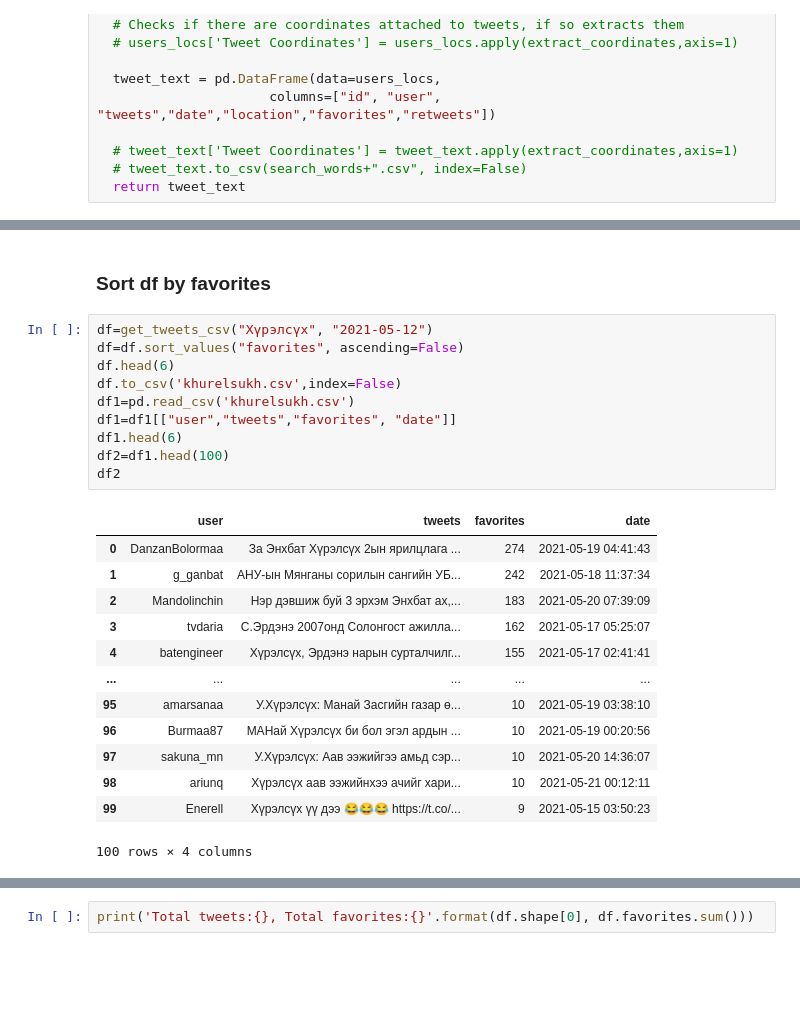
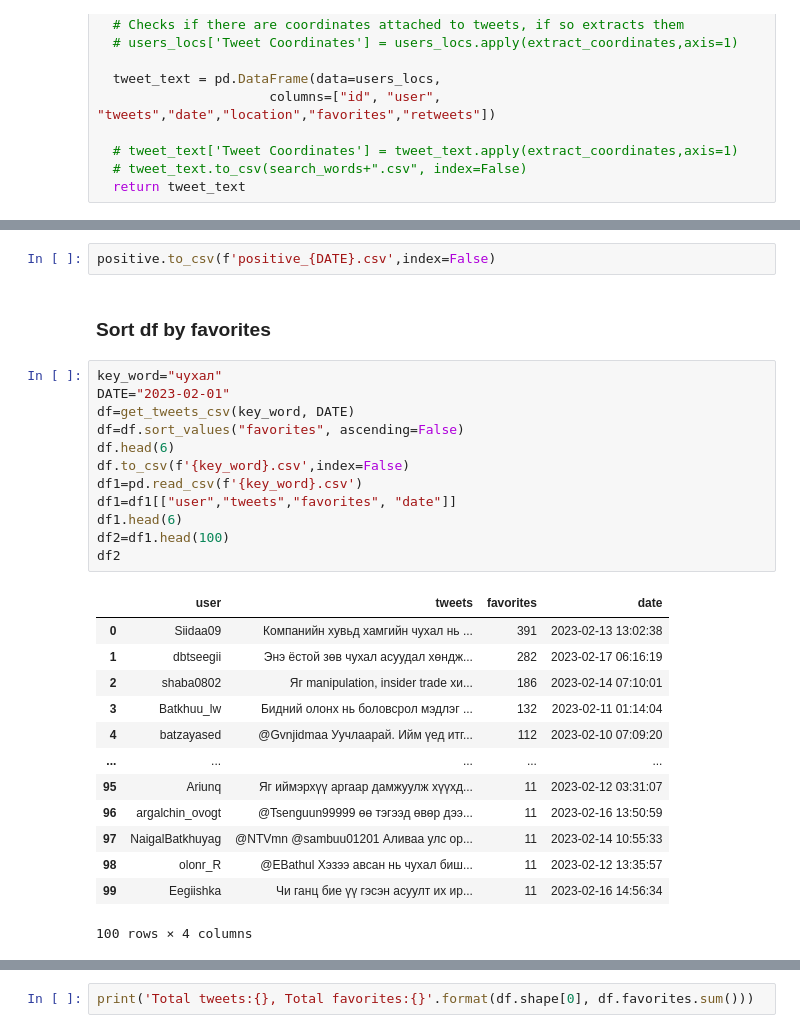
Before and after one commit to byambaa1982/mongol_tweets, a Jupyter notebook: tweets.ipynb, the cells around one changed output, grey strips where cells are left out. Saved outputs shown, nothing was run; the diff lists cells and outputs as text; blank space fills up the shorter version.

```diff
--- a/tweets.ipynb
+++ b/tweets.ipynb
@@ -81,26 +292,30 @@ def get_tweets_csv(search_words, date_since):
+# %%
+positive.to_csv(f'positive_{DATE}.csv',index=False)
 # %% [markdown]
 ### Sort df by favorites
 # %%
-df=get_tweets_csv("Хүрэлсүх", "2021-05-12")
+key_word="чухал"
+DATE="2023-02-01"
+df=get_tweets_csv(key_word, DATE)
 df=df.sort_values("favorites", ascending=False)
 df.head(6)
-df.to_csv('khurelsukh.csv',index=False)
-df1=pd.read_csv('khurelsukh.csv')
+df.to_csv(f'{key_word}.csv',index=False)
+df1=pd.read_csv(f'{key_word}.csv')
 df1=df1[["user","tweets","favorites", "date"]]
 df1.head(6)
 df2=df1.head(100)
 df2
 # %% [output]
 |  | user | tweets | favorites | date |
-| 0 | DanzanBolormaa | За Энхбат Хүрэлсүх 2ын ярилцлага ... | 274 | 2021-05-19 04:41:43 |
-| 1 | g_ganbat | АНУ-ын Мянганы сорилын сангийн УБ... | 242 | 2021-05-18 11:37:34 |
-| 2 | Mandolinchin | Нэр дэвшиж буй 3 эрхэм Энхбат ах,... | 183 | 2021-05-20 07:39:09 |
-| 3 | tvdaria | С.Эрдэнэ 2007онд Солонгост ажилла... | 162 | 2021-05-17 05:25:07 |
-| 4 | batengineer | Хүрэлсүх, Эрдэнэ нарын сурталчилг... | 155 | 2021-05-17 02:41:41 |
+| 0 | Siidaa09 | Компанийн хувьд хамгийн чухал нь ... | 391 | 2023-02-13 13:02:38 |
+| 1 | dbtseegii | Энэ ёстой зөв чухал асуудал хөндж... | 282 | 2023-02-17 06:16:19 |
+| 2 | shaba0802 | Яг manipulation, insider trade хи... | 186 | 2023-02-14 07:10:01 |
+| 3 | Batkhuu_lw | Бидний олонх нь боловсрол мэдлэг ... | 132 | 2023-02-11 01:14:04 |
+| 4 | batzayased | @Gvnjidmaa Уучлаарай. Ийм үед итг... | 112 | 2023-02-10 07:09:20 |
 | ... | ... | ... | ... | ... |
-| 95 | amarsanaa | У.Хүрэлсүх: Манай Засгийн газар ө... | 10 | 2021-05-19 03:38:10 |
-| 96 | Burmaa87 | МАНай Хүрэлсүх би бол эгэл ардын ... | 10 | 2021-05-19 00:20:56 |
-| 97 | sakuna_mn | У.Хүрэлсүх: Аав ээжийгээ амьд сэр... | 10 | 2021-05-20 14:36:07 |
-| 98 | ariunq | Хүрэлсүх аав ээжийнхээ ачийг хари... | 10 | 2021-05-21 00:12:11 |
-| 99 | Enerell | Хүрэлсүх үү дээ 😂😂😂 https://t.co/... | 9 | 2021-05-15 03:50:23 |
+| 95 | Ariunq | Яг иймэрхүү аргаар дамжуулж хүүхд... | 11 | 2023-02-12 03:31:07 |
+| 96 | argalchin_ovogt | @Tsenguun99999 өө тэгээд өвөр дээ... | 11 | 2023-02-16 13:50:59 |
+| 97 | NaigalBatkhuyag | @NTVmn @sambuu01201 Аливаа улс ор... | 11 | 2023-02-14 10:55:33 |
+| 98 | olonr_R | @EBathul Хэзээ авсан нь чухал биш... | 11 | 2023-02-12 13:35:57 |
+| 99 | Eegiishka | Чи ганц бие үү гэсэн асуулт их ир... | 11 | 2023-02-16 14:56:34 |
 100 rows × 4 columns
```
Also changed, not shown: parts of 22 cells of this notebook.
